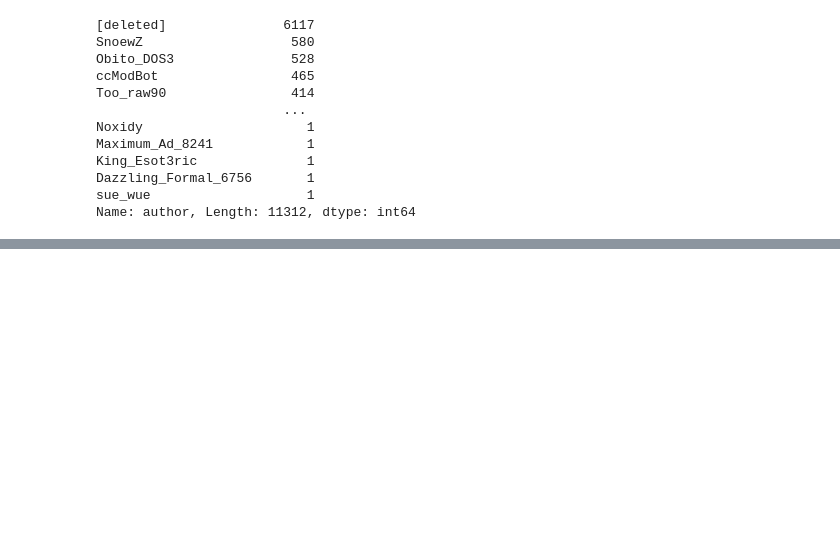
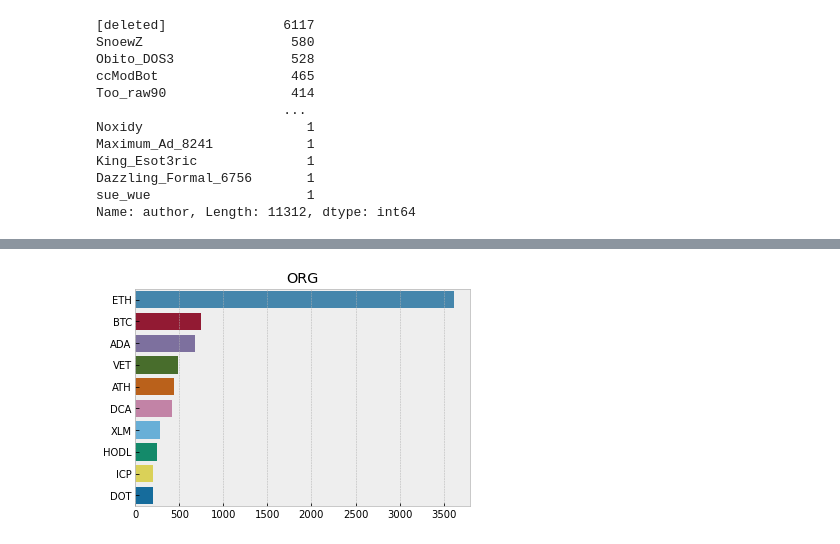
Before and after one commit to dplem/Cryptocurrency-Market-Forecasting, a Jupyter notebook: Notebooks/Exploratory_Analysis.ipynb, the cells around one changed output, grey strips where cells are left out. Saved outputs shown, nothing was run; the diff lists cells and outputs as text; code cells hidden in the pictures; blank space fills up the shorter version.

```diff
--- a/Notebooks/Exploratory_Analysis.ipynb
+++ b/Notebooks/Exploratory_Analysis.ipynb
@@ -554,0 +584,18 @@ Name: author, Length: 11312, dtype: int64
+# %%
+def most_common_named_entity_barchart(text, entity="PERSON"):
+    nlp = spacy.load("en_core_web_sm")
+
+    def _get_ner(text,ent):
+        doc=nlp(text)
+        return [X.text for X in doc.ents if X.label_ == ent]
+
+    entity_filtered=text.apply(lambda x: _get_ner(x,entity))
+    entity_filtered=[i for x in entity_filtered for i in x]
+
+    counter=Counter(entity_filtered)
+    x,y=map(list,zip(*counter.most_common(10)))
+    sns.barplot(y,x).set_title(entity)
+# %%
+most_common_named_entity_barchart(df2['body'], entity="ORG")
+# %% [output]
+[figure, added]
```
Also changed, not shown: parts of 24 cells of this notebook.
